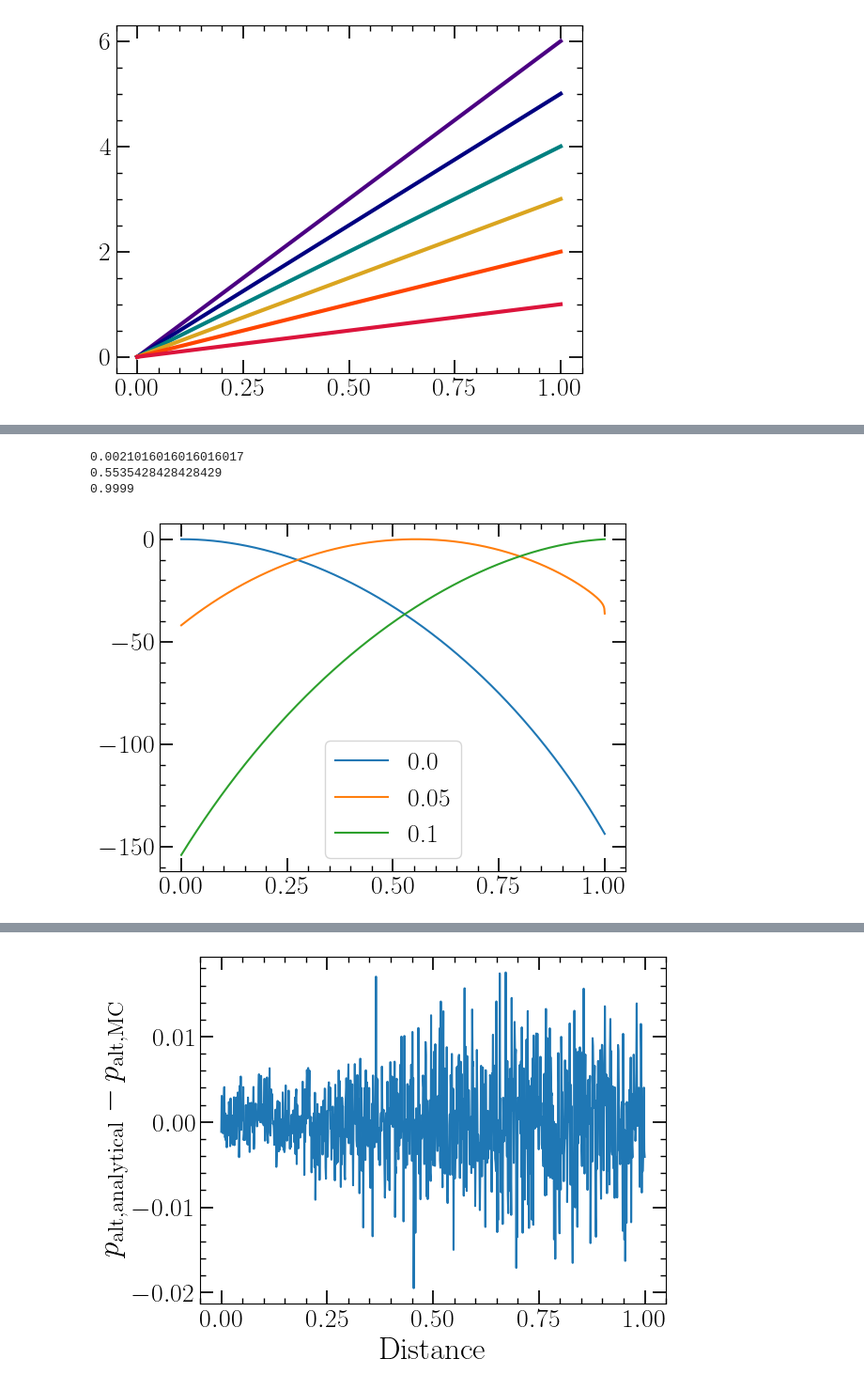
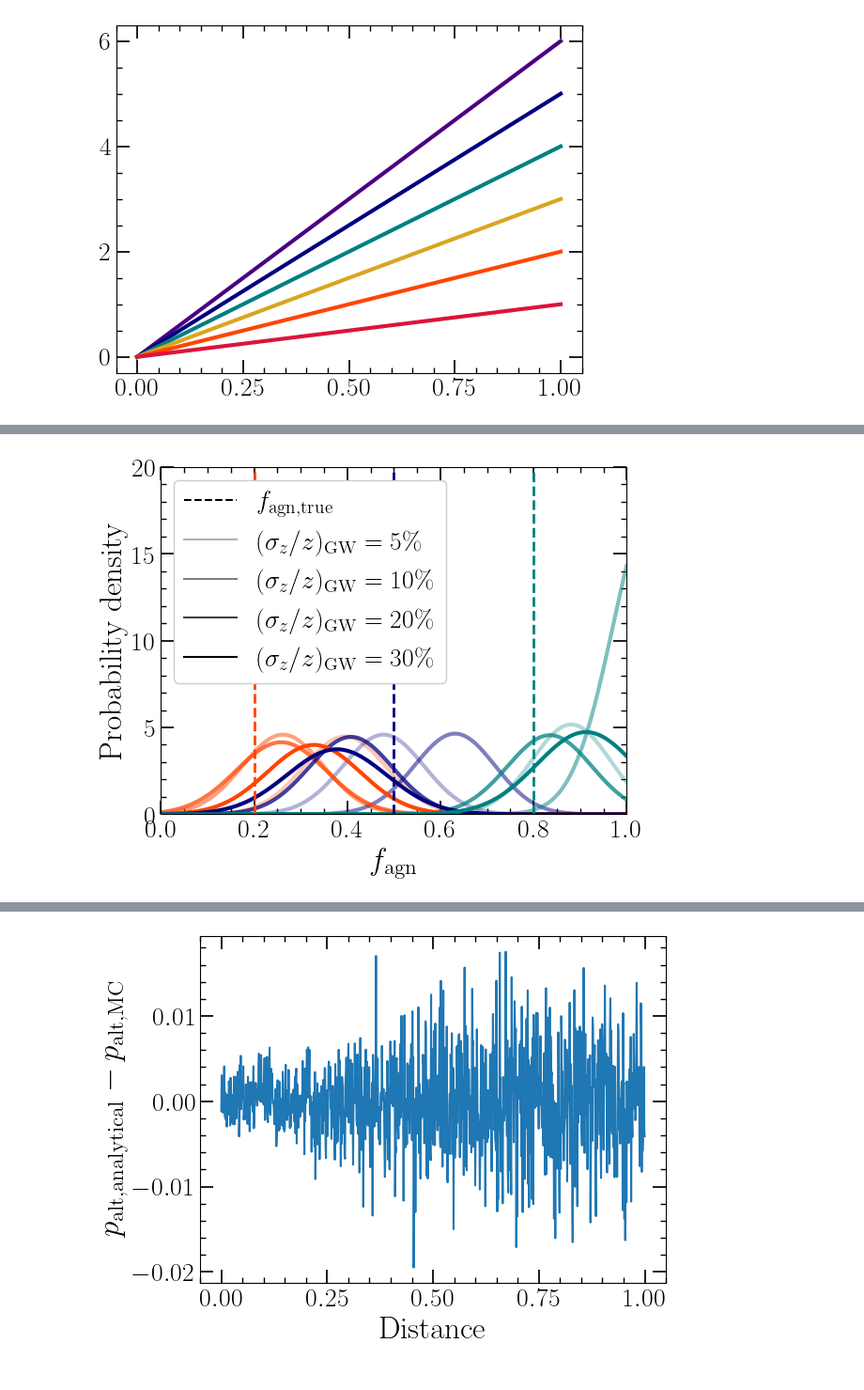
Before and after one commit to LucasPouw/darksirenpop, a Jupyter notebook: analyze_posteriors.ipynb, the cells around one changed output, grey strips where cells are left out. Shown at 94% size. Cells and saved outputs as stored; diff of their text form; code cells hidden in the pictures.

```diff
--- a/analyze_posteriors.ipynb
+++ b/analyze_posteriors.ipynb
@@ -13,6 +15,8 @@ plt.plot(xx, 3 * xx, color='goldenrod', linewidth=3)
 plt.plot(xx, 2 * xx, color='orangered', linewidth=3)
 plt.plot(xx, 1 * xx, color='crimson', linewidth=3)
 plt.show()
+
+COLORS = ['orangered', 'navy', 'teal', 'goldenrod', 'indigo', 'crimson']
 # %% [output]
 [figure]
 # %%
@@ -176,12 +162,42 @@ plt.show()
+# %%
+# combined_posteriors_GWZERROR_005, _ = combine_posteriors('/net/vdesk/data2/pouw/MRP/mockdata_analysis/darksirenpop/posteriors_AGNZERROR_0_ASSUMENOERR_True_BATCH_100_GWDISTERR_0.05_ZMAX_1.5_NAGN_100.npy')
+# combined_posteriors_GWZERROR_010, _ = combine_posteriors('/net/vdesk/data2/pouw/MRP/mockdata_analysis/darksirenpop/posteriors_AGNZERROR_0_ASSUMENOERR_True_BATCH_100_GWDISTERR_0.1_ZMAX_1.5_NAGN_100.npy')
+# combined_posteriors_GWZERROR_020, _ = combine_posteriors('/net/vdesk/data2/pouw/MRP/mockdata_analysis/darksirenpop/posteriors_AGNZERROR_0_ASSUMENOERR_True_BATCH_100_GWDISTERR_0.2_ZMAX_1.5_NAGN_100.npy')
+# combined_posteriors_GWZERROR_030, _ = combine_posteriors('/net/vdesk/data2/pouw/MRP/mockdata_analysis/darksirenpop/posteriors_AGNZERROR_0_ASSUMENOERR_True_BATCH_100_GWDISTERR_0.3_ZMAX_1.5_NAGN_100.npy')
+
+combined_posteriors_GWZERROR_005, _ = combine_posteriors('/net/vdesk/data2/pouw/MRP/mockdata_analysis/darksirenpop/posteriors_AGNZERROR_0.2_ASSUMENOERR_False_BATCH_100_GWDISTERR_0.05_ZMAX_1.5_NAGN_100.npy')
+combined_posteriors_GWZERROR_010, _ = combine_posteriors('/net/vdesk/data2/pouw/MRP/mockdata_analysis/darksirenpop/posteriors_AGNZERROR_0.2_ASSUMENOERR_False_BATCH_100_GWDISTERR_0.1_ZMAX_1.5_NAGN_100.npy')
+combined_posteriors_GWZERROR_020, _ = combine_posteriors('/net/vdesk/data2/pouw/MRP/mockdata_analysis/darksirenpop/posteriors_AGNZERROR_0.2_ASSUMENOERR_False_BATCH_100_GWDISTERR_0.2_ZMAX_1.5_NAGN_100.npy')
+combined_posteriors_GWZERROR_030, _ = combine_posteriors('/net/vdesk/data2/pouw/MRP/mockdata_analysis/darksirenpop/posteriors_AGNZERROR_0.2_ASSUMENOERR_False_BATCH_100_GWDISTERR_0.3_ZMAX_1.5_NAGN_100.npy')
+
+posteriors = [combined_posteriors_GWZERROR_005, combined_posteriors_GWZERROR_010, combined_posteriors_GWZERROR_020, combined_posteriors_GWZERROR_030]
+ALPHAS = [0.3, 0.5, 0.75, 1]
 # %%
-plt.figure()
-for fagn, posterior in zip(TRUE_FAGNS, combined_posteriors.T[::10]):
-    plt.plot(LOG_LLH_X_AX, posterior, label=fagn)
-    print(LOG_LLH_X_AX[np.argmax(posterior)])
-plt.legend()
-plt.show()
+from matplotlib.lines import Line2D
+
+dashed_line = Line2D([0], [0], color='black', linestyle='--', label=r'$f_{\rm agn, true}$')
+solid_alpha_5p = Line2D([0], [0], color='black', alpha=ALPHAS[0], label=r'$(\sigma_{z} / z)_{\rm GW} = 5\%$')
+solid_alpha_10p = Line2D([0], [0], color='black', alpha=ALPHAS[1], label=r'$(\sigma_{z} / z)_{\rm GW} = 10\%$')
+solid_alpha_20p = Line2D([0], [0], color='black', alpha=ALPHAS[2], label=r'$(\sigma_{z} / z)_{\rm GW} = 20\%$')
+solid_alpha_30p = Line2D([0], [0], color='black', alpha=ALPHAS[3], label=r'$(\sigma_{z} / z)_{\rm GW} = 30\%$')
+ymax = 20
+
+plot_fagn_idx = np.array([4, 10, 16])
+
+fig, ax = plt.subplots()
+for i, posterior in enumerate(posteriors):
+    pdfs = get_pdfs(posterior, LOG_LLH_X_AX)
+
+    for idx, pdf in enumerate(pdfs.T[plot_fagn_idx,:]):
+        plt.plot(LOG_LLH_X_AX, pdf, color=COLORS[idx], alpha=ALPHAS[i], linewidth=3)
+
+ax.vlines(TRUE_FAGNS[plot_fagn_idx], 0, ymax, colors=COLORS[:-1], linestyle='dashed', linewidth=2)
+ax.set_ylabel('Probability density')
+ax.set_xlabel(r'$f_{\rm agn}$')
+ax.set_xlim(0, 1)
+ax.set_ylim(0, ymax)
+ax.legend(handles=[dashed_line, solid_alpha_5p, solid_alpha_10p, solid_alpha_20p, solid_alpha_30p] + ax.get_legend_handles_labels()[0], framealpha=1)
+# fig.savefig('posteriors_with_agnerror.pdf', bbox_inches='tight')
+fig.show()
 # %% [output]
-0.0021016016016016017
-0.5535428428428429
-0.9999
-[figure, old version]
+[figure, new version]
```
Also changed, not shown: parts of 14 cells of this notebook, 18 other files.
